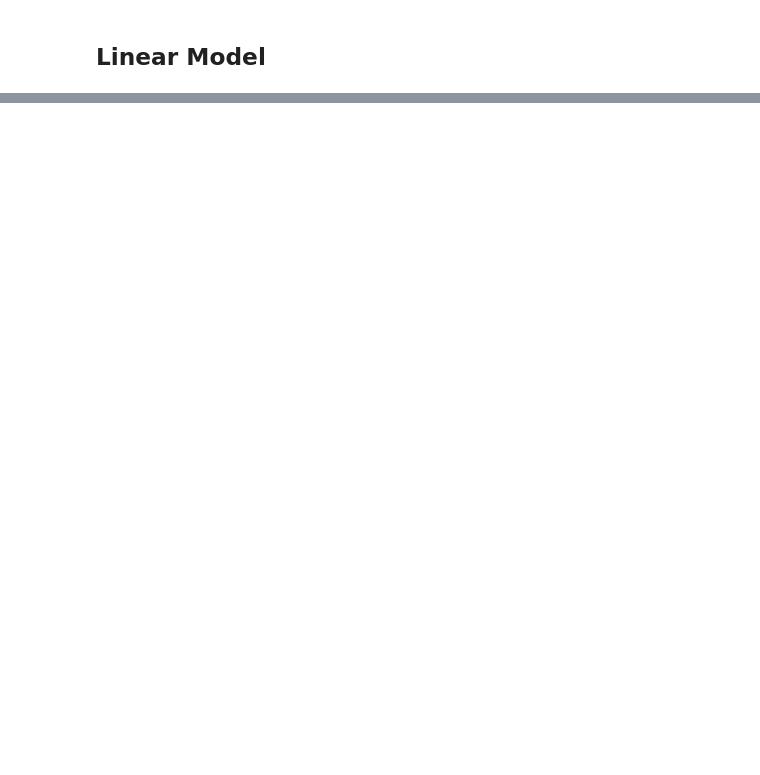
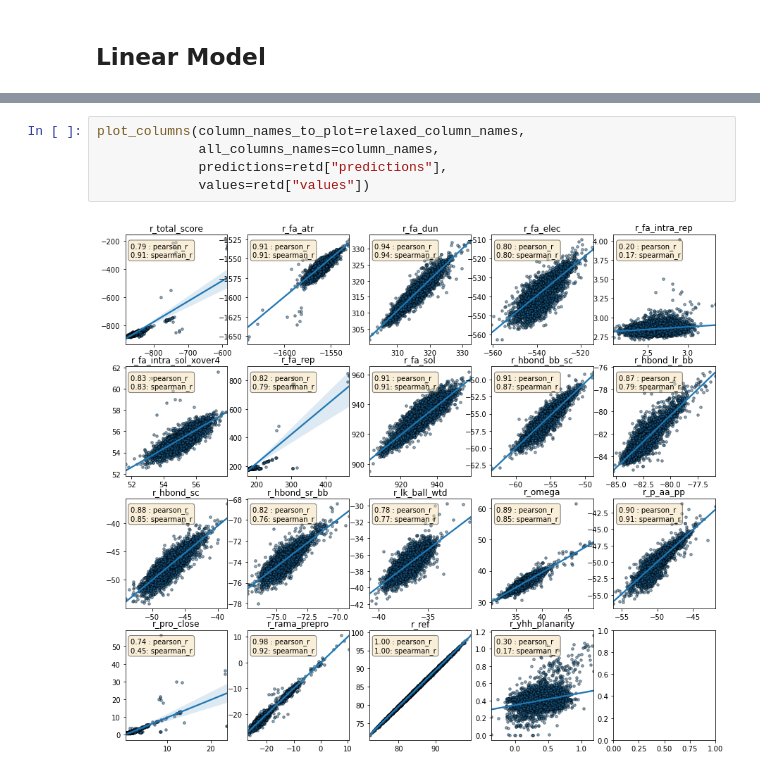
Before and after one commit to RomeroLab/sadx-latent-function, a Jupyter notebook: projects/Biochemical_Ordinal/scripts/nb_predict_rosetta_energies_summary.ipynb, the cells around one changed output, grey strips where cells are left out. Drawn from its saved outputs; the diff is of its cells as text; blank space fills up the shorter version.

```diff
--- a/projects/Biochemical_Ordinal/scripts/nb_predict_rosetta_energies_summary.ipynb
+++ b/projects/Biochemical_Ordinal/scripts/nb_predict_rosetta_energies_summary.ipynb
@@ -71,0 +77,7 @@ g.map(annotate_facet_with_correlations, "predictions", "values")
+# %%
+plot_columns(column_names_to_plot=relaxed_column_names,
+             all_columns_names=column_names,
+             predictions=retd["predictions"],
+             values=retd["values"])
+# %% [output]
+[figure, added]
```
Also changed, not shown: parts of 15 cells of this notebook, 3 other files.
